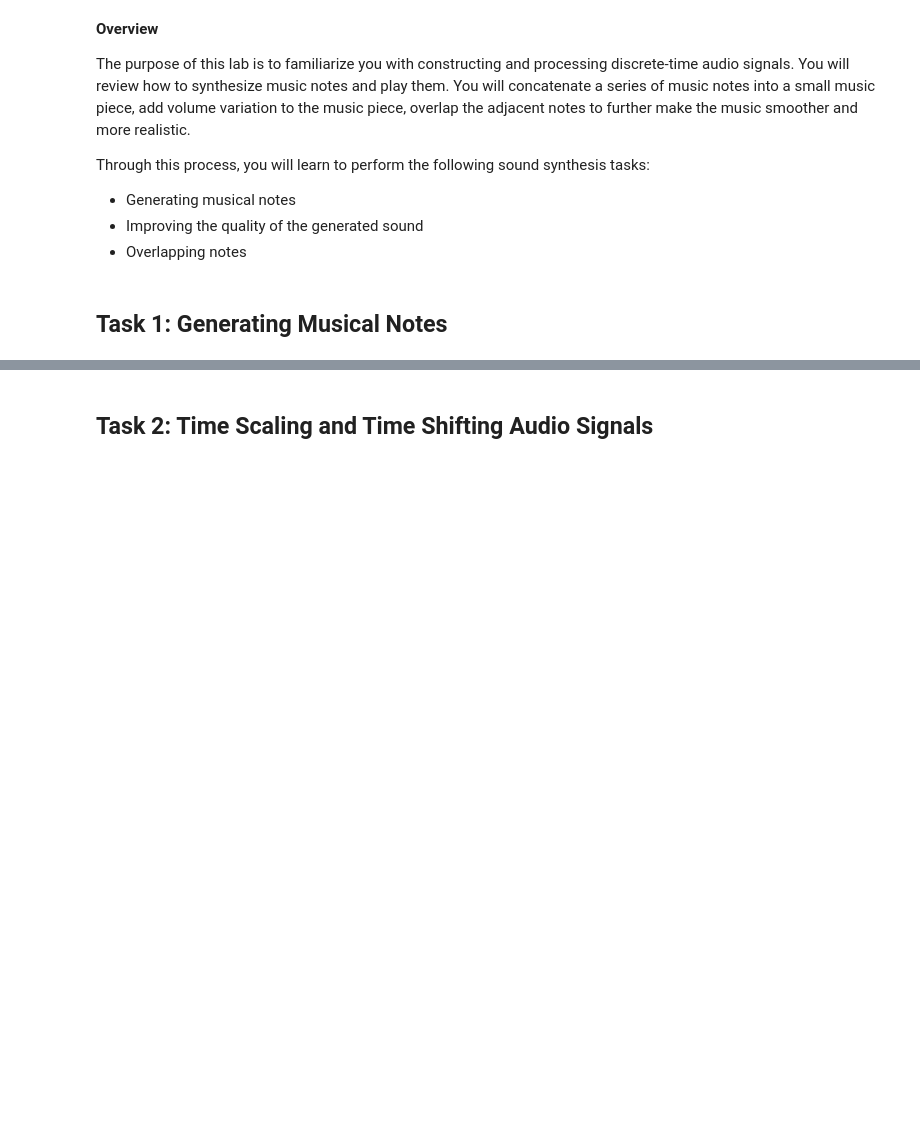
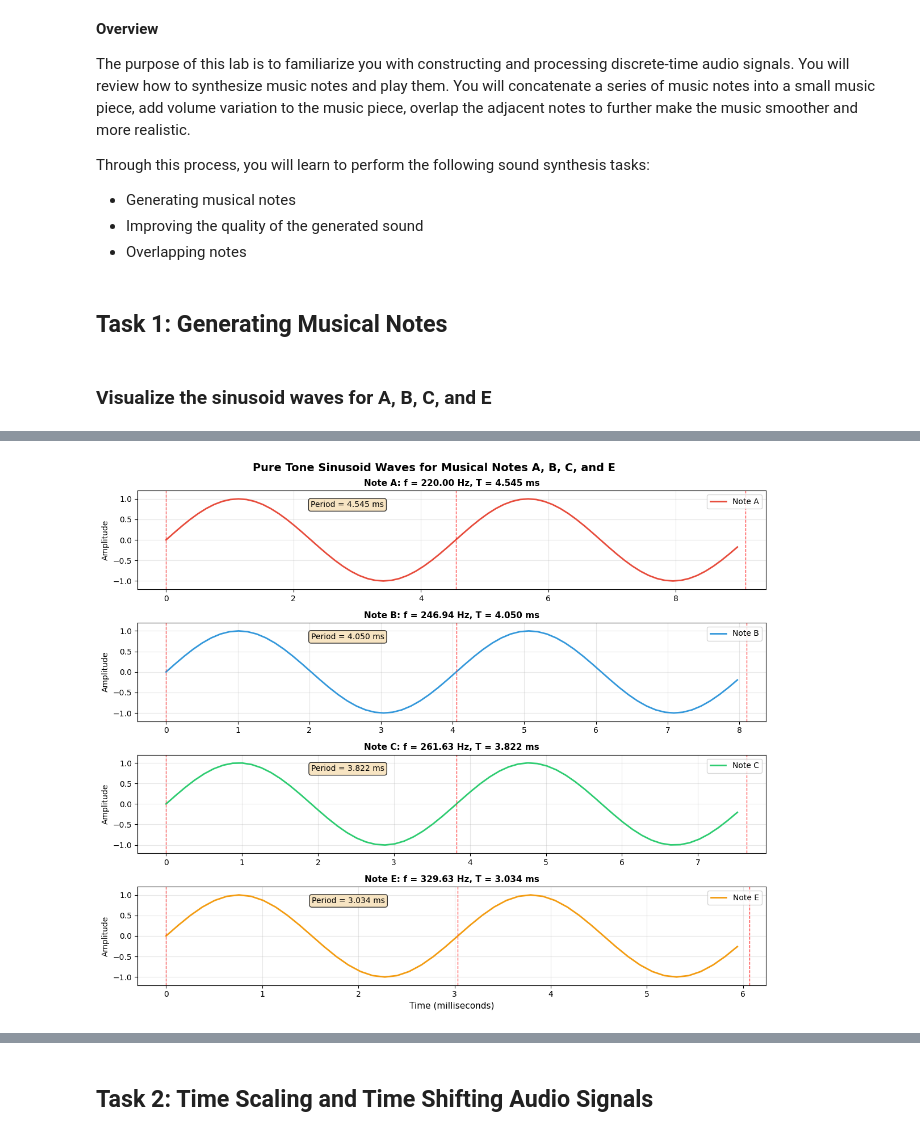
Before and after one commit to tonyechen/TECHIN_513, a Jupyter notebook: lab1/Lab1_Template.ipynb, the cells around one changed output, grey strips where cells are left out. Cells and saved outputs as stored; diff of their text form; code cells hidden in the pictures; blank space fills up the shorter version.

Commit message:
Finished task one with plotting :clown:

```diff
--- a/lab1/Lab1_Template.ipynb
+++ b/lab1/Lab1_Template.ipynb
@@ -94,6 +94,83 @@ def note(frequency, duration, amplitude=DEFAULT_AMPLITUDE, sample_rate=DEFAULT_S
         An array of samples representing the note.
     """
     # Enter code here
-    t = np.linspace(0, duration, int(sample_rate * duration), endpoint=False)
+    num_samples = int(sample_rate * duration)
+    t = np.linspace(0, duration, num_samples, endpoint=False)
     y = amplitude * np.sin(2 * np.pi * frequency * t)
     return y
+# %% [markdown]
+### Visualize the sinusoid waves for A, B, C, and E
+# %%
+# Calculate periods for each note
+# Period T = 1 / frequency
+notes = {
+    'A': A,
+    'B': B,
+    'C': C,
+    'E': E
+}
+
+periods = {}
+for note_name, freq in notes.items():
+    period = 1 / freq
+    periods[note_name] = period
+    print(f"Note {note_name}: Frequency = {freq:.2f} Hz, Period = {period:.6f} seconds ({period*1000:.3f} ms)")
+
+print("=" * 60)
+
+# Generate notes - show 3 periods of each note for better visualization
+duration_multiplier = 2 # show 2 period
+
+fig, axes = plt.subplots(4, 1, figsize=(12, 10))
+fig.suptitle('Pure Tone Sinusoid Waves for Musical Notes A, B, C, and E',
+             fontsize=14, fontweight='bold')
+
+colors = ['#e74c3c', '#3498db', '#2ecc71', '#f39c12']
+
+for idx, (note_name, freq) in enumerate(notes.items()):
+    # Generate signal for 3 periods
+    duration = periods[note_name] * duration_multiplier
+    signal = note(freq, duration)
+
+    # Time array for plotting
+    t = np.linspace(0, duration, len(signal), endpoint=False)
+
+    # Plot
+    ax = axes[idx]
+    ax.plot(t * 1000, signal, color=colors[idx], linewidth=2, label=f'Note {note_name}')
+
+    # Mark periods with vertical lines
+    for i in range(duration_multiplier + 1):
+        ax.axvline(x=i * periods[note_name] * 1000, color='red', linestyle="--", linewidth=1, alpha=0.7)
+
+    # Add period annotation
+    mid_period = periods[note_name] * 1000 / 2
+    ax.annotate(f'Period = {periods[note_name]*1000:.3f} ms',
+               xy=(mid_period, 0.8), fontsize=10,
+               bbox=dict(boxstyle='round', facecolor='wheat', alpha=0.8))
+
+    ax.set_ylabel('Amplitude', fontsize=10)
+    ax.set_ylim(-1.2, 1.2)
+    ax.grid(True, alpha=0.3)
+    ax.legend(loc='upper right', fontsize=10)
+    ax.set_title(f'Note {note_name}: f = {freq:.2f} Hz, T = {periods[note_name]*1000:.3f} ms',
+                fontsize=11, fontweight='bold')
+
+# Set x-label only for the bottom subplot
+axes[-1].set_xlabel('Time (milliseconds)', fontsize=11)
+
+plt.tight_layout()
+plt.show()
+
+# Verification
+print("\nVERIFICATION FROM PLOTS:")
+print("=" * 60)
+print("From the plots, you can verify that:")
+print(f"1. Note A (220.00 Hz) completes one cycle every {periods['A']*1000:.3f} ms")
+print(f"2. Note B ({B:.2f} Hz) completes one cycle every {periods['B']*1000:.3f} ms")
+print(f"3. Note C ({C:.2f} Hz) completes one cycle every {periods['C']*1000:.3f} ms")
+print(f"4. Note E ({E:.2f} Hz) completes one cycle every {periods['E']*1000:.3f} ms")
+print("\nHigher frequencies (like E) have shorter periods (faster oscillations).")
+print("Lower frequencies (like A) have longer periods (slower oscillations).")
+print("=" * 60)
+# %% [output]
@@ -99,0 +182 @@ def note(frequency, duration, amplitude=DEFAULT_AMPLITUDE, sample_rate=DEFAULT_S
+[figure, added]
```
Also changed, not shown: parts of 5 cells of this notebook.
